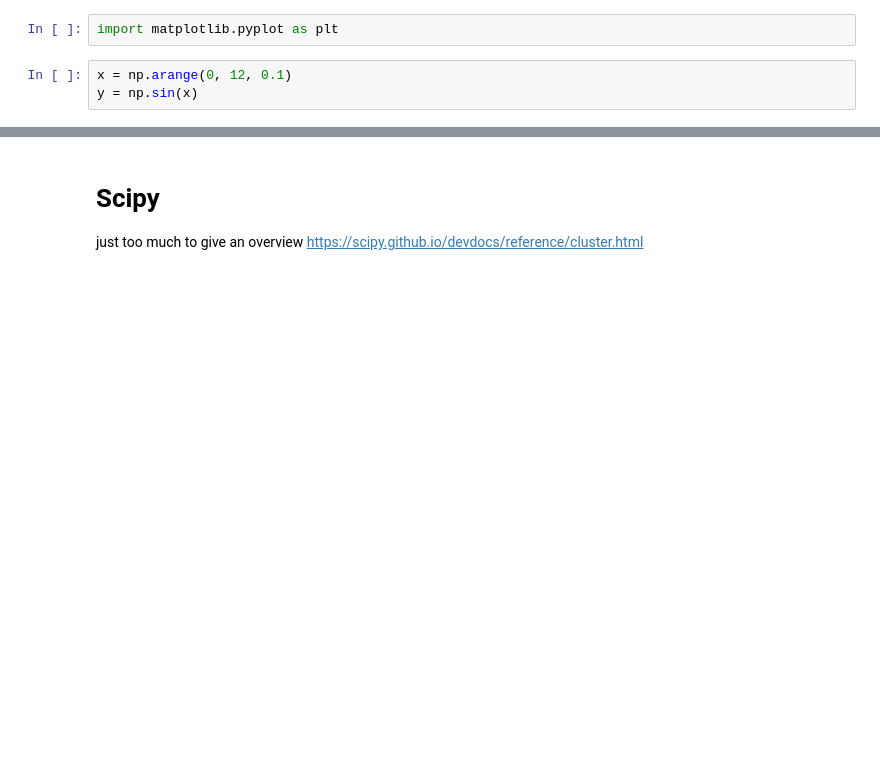
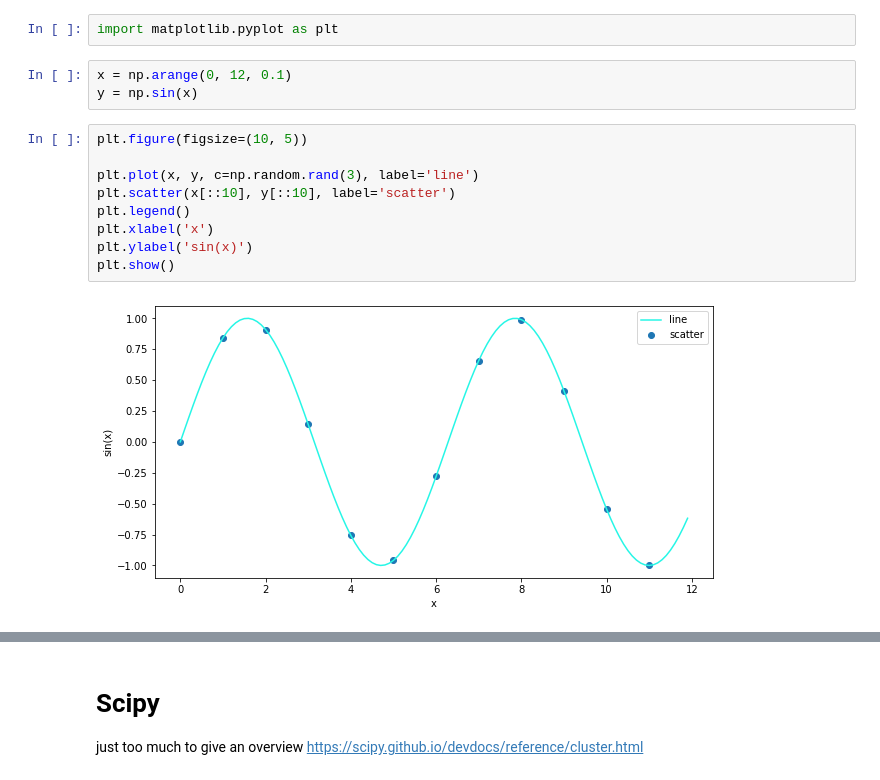
Before and after one commit to lorenzocerrone/data-analysis-tools-in-python-2022, a Jupyter notebook: Day2/Day2.ipynb, the cells around one changed output, grey strips where cells are left out. Saved outputs shown, nothing was run; the diff lists cells and outputs as text; blank space fills up the shorter version.

```diff
--- a/Day2/Day2.ipynb
+++ b/Day2/Day2.ipynb
@@ -106,3 +192,14 @@ import matplotlib.pyplot as plt
 # %%
 x = np.arange(0, 12, 0.1)
 y = np.sin(x)
+# %%
+plt.figure(figsize=(10, 5))
+
+plt.plot(x, y, c=np.random.rand(3), label='line')
+plt.scatter(x[::10], y[::10], label='scatter')
+plt.legend()
+plt.xlabel('x')
+plt.ylabel('sin(x)')
+plt.show()
+# %% [output]
+[figure, added]
```
Also changed, not shown: parts of 32 cells of this notebook, 3 other files.
